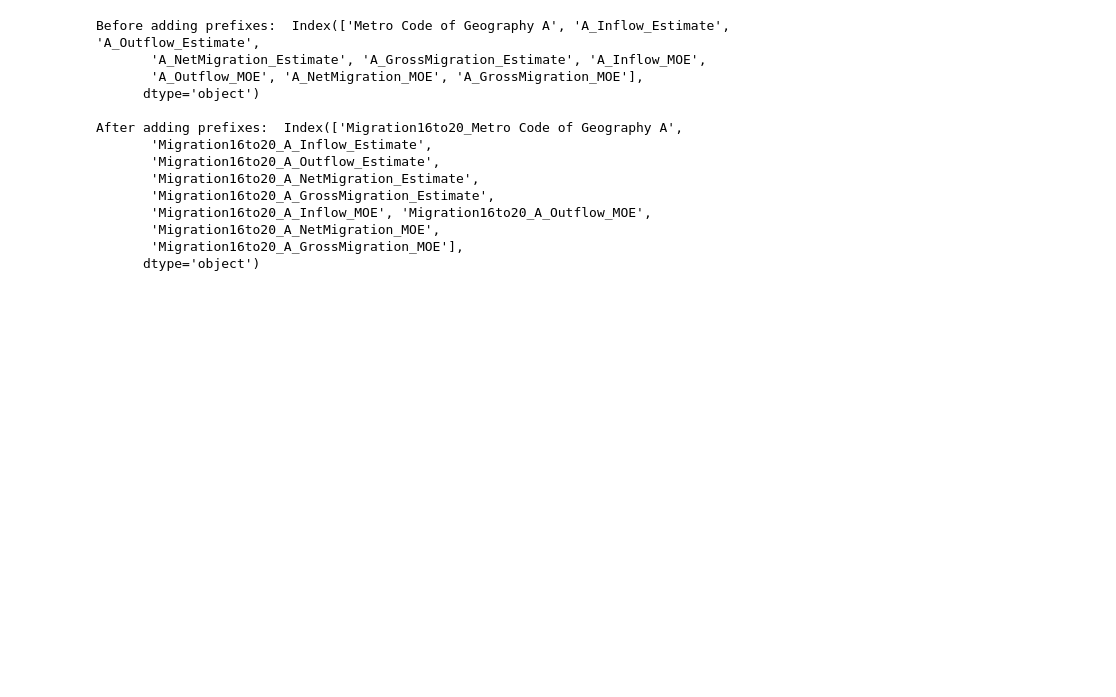
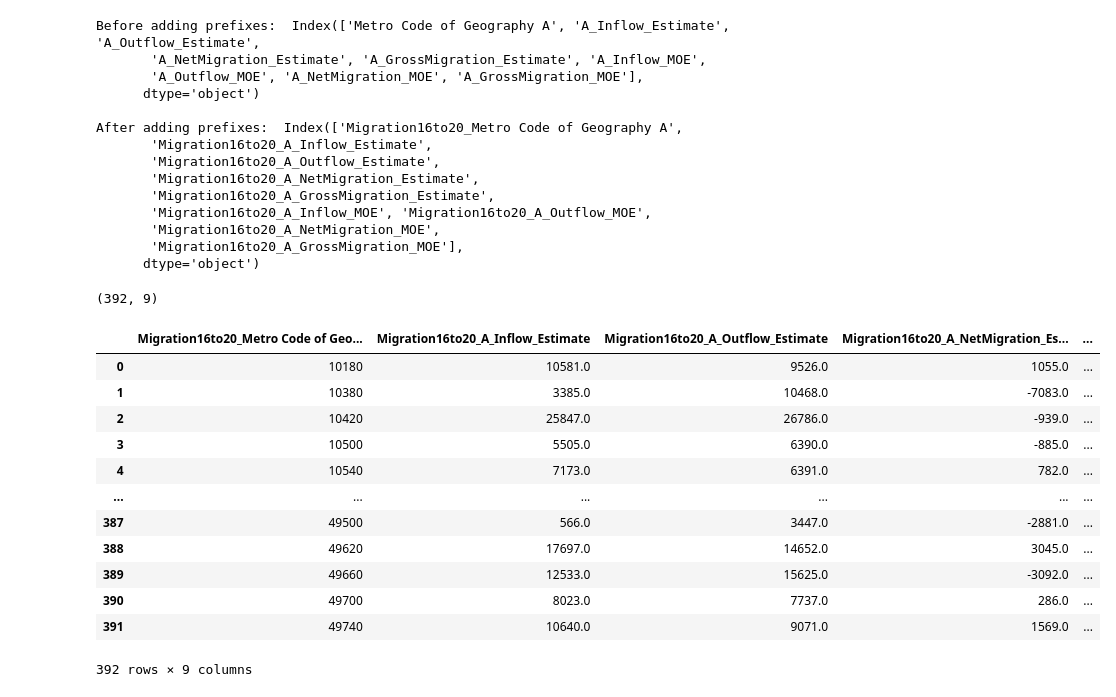
Before and after one commit to Sam-SangJoonPark/Climate-Data-Ecosystem-Project, a Jupyter notebook: notebooks/Preprocessing_Scripts/Source_4_Migration.ipynb, the cells around one changed output. Saved outputs shown, nothing was run; the diff lists cells and outputs as text; code cells hidden in the pictures; blank space fills up the shorter version.

```diff
--- a/notebooks/Preprocessing_Scripts/Source_4_Migration.ipynb
+++ b/notebooks/Preprocessing_Scripts/Source_4_Migration.ipynb
@@ -228,5 +228,25 @@ After adding prefixes:  Index(['Migration16to20_Metro Code of Geography A',
        'Migration16to20_A_NetMigration_MOE',
        'Migration16to20_A_GrossMigration_MOE'],
       dtype='object')
+# %%
+msa_level_df.shape
+# %% [output]
+(392, 9)
+# %%
+msa_level_df
+# %% [output]
+|  | Migration16to20_Metro Code of Geo... | Migration16to20_A_Inflow_Estimate | Migration16to20_A_Outflow_Estimate | Migration16to20_A_NetMigration_Es... | ... |
+| 0 | 10180 | 10581.0 | 9526.0 | 1055.0 | ... |
+| 1 | 10380 | 3385.0 | 10468.0 | -7083.0 | ... |
+| 2 | 10420 | 25847.0 | 26786.0 | -939.0 | ... |
+| 3 | 10500 | 5505.0 | 6390.0 | -885.0 | ... |
+| 4 | 10540 | 7173.0 | 6391.0 | 782.0 | ... |
+| ... | ... | ... | ... | ... | ... |
+| 387 | 49500 | 566.0 | 3447.0 | -2881.0 | ... |
+| 388 | 49620 | 17697.0 | 14652.0 | 3045.0 | ... |
+| 389 | 49660 | 12533.0 | 15625.0 | -3092.0 | ... |
+| 390 | 49700 | 8023.0 | 7737.0 | 286.0 | ... |
+| 391 | 49740 | 10640.0 | 9071.0 | 1569.0 | ... |
+392 rows × 9 columns
 # %%
 msa_level_df.to_csv('../../data/interim/data4_migration.csv',index=False)
```
Also changed, not shown: parts of 1 cell of this notebook, 8 other files.
